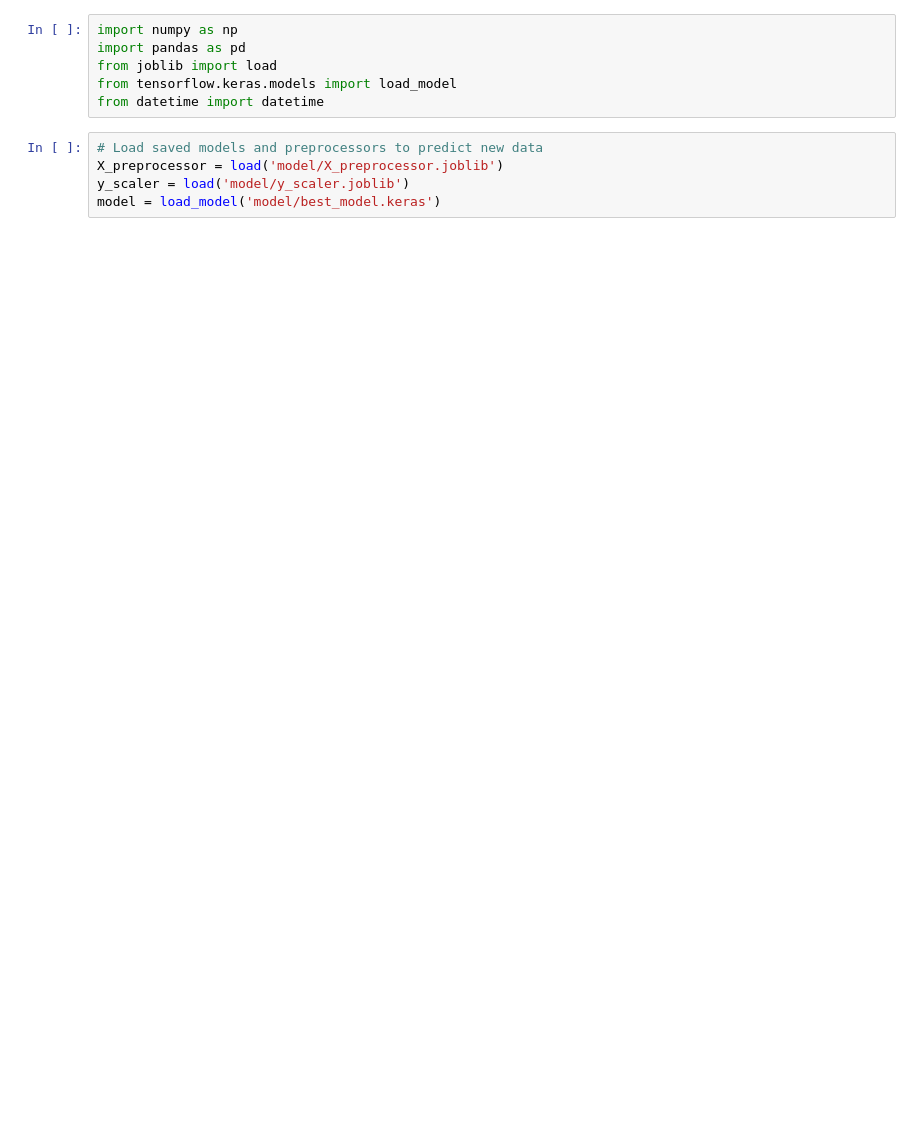
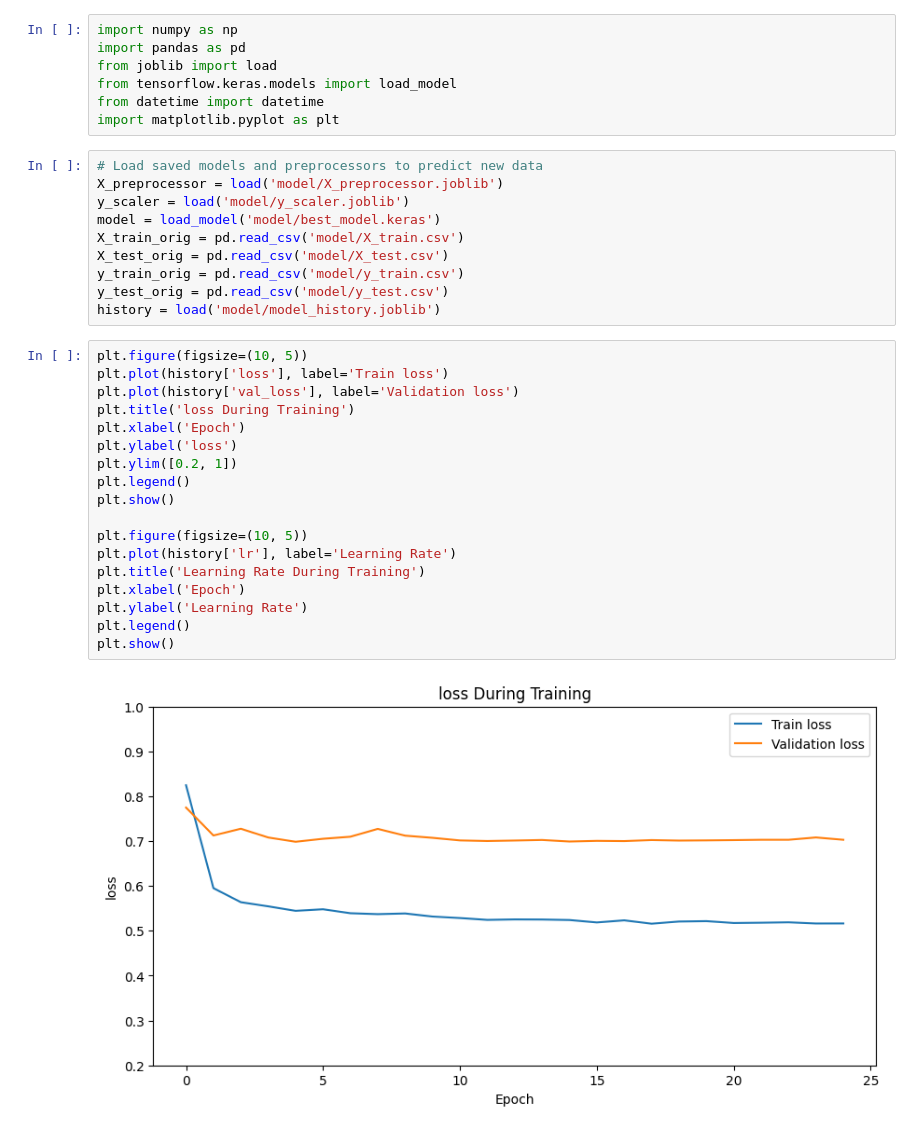
Before and after one commit to rayfin-ucsd/CSE151AGroupProject, a Jupyter notebook: evaluate.ipynb, the cells around one changed output. Cells and saved outputs as stored; diff of their text form; blank space fills up the shorter version.

Commit message:
save data&history; show charts

```diff
--- a/evaluate.ipynb
+++ b/evaluate.ipynb
@@ -4,8 +4,34 @@ import pandas as pd
 from joblib import load
 from tensorflow.keras.models import load_model
 from datetime import datetime
+import matplotlib.pyplot as plt
 # %%
 # Load saved models and preprocessors to predict new data
 X_preprocessor = load('model/X_preprocessor.joblib')
 y_scaler = load('model/y_scaler.joblib')
 model = load_model('model/best_model.keras')
+X_train_orig = pd.read_csv('model/X_train.csv')
+X_test_orig = pd.read_csv('model/X_test.csv')
+y_train_orig = pd.read_csv('model/y_train.csv')
+y_test_orig = pd.read_csv('model/y_test.csv')
+history = load('model/model_history.joblib')
+# %%
+plt.figure(figsize=(10, 5))
+plt.plot(history['loss'], label='Train loss')
+plt.plot(history['val_loss'], label='Validation loss')
+plt.title('loss During Training')
+plt.xlabel('Epoch')
+plt.ylabel('loss')
+plt.ylim([0.2, 1])
+plt.legend()
+plt.show()
+
+plt.figure(figsize=(10, 5))
+plt.plot(history['lr'], label='Learning Rate')
+plt.title('Learning Rate During Training')
+plt.xlabel('Epoch')
+plt.ylabel('Learning Rate')
+plt.legend()
+plt.show()
+# %% [output]
+[figure, added]
```
Also changed, not shown: parts of 4 cells of this notebook, 9 other files.
